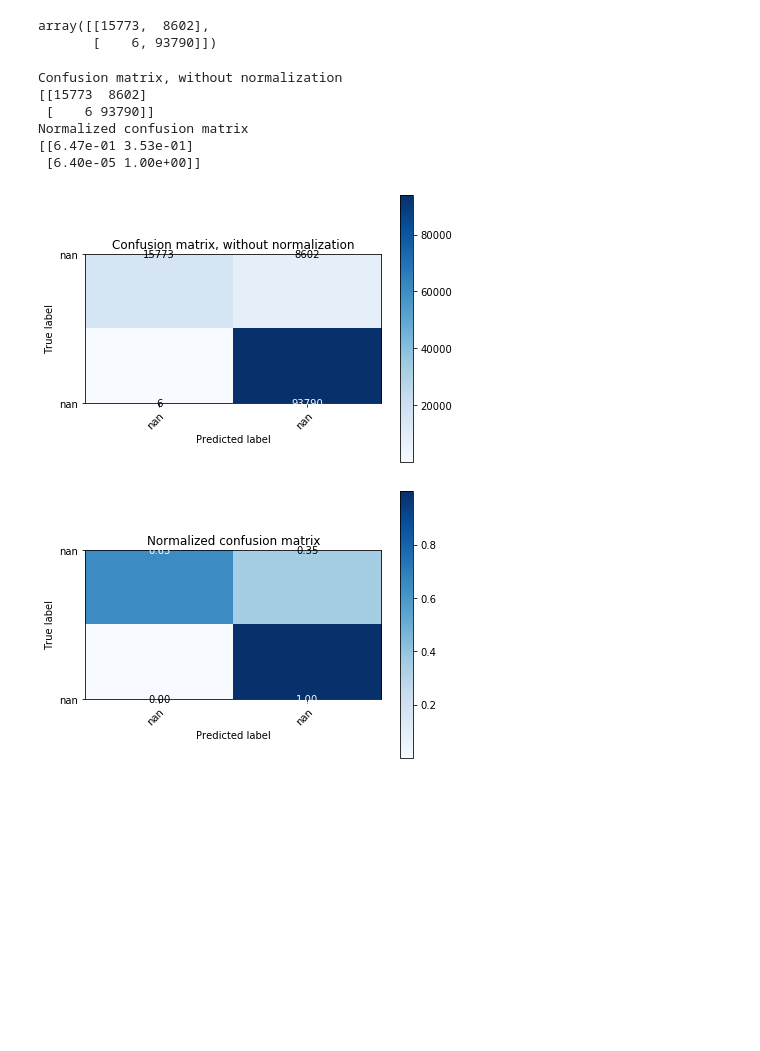
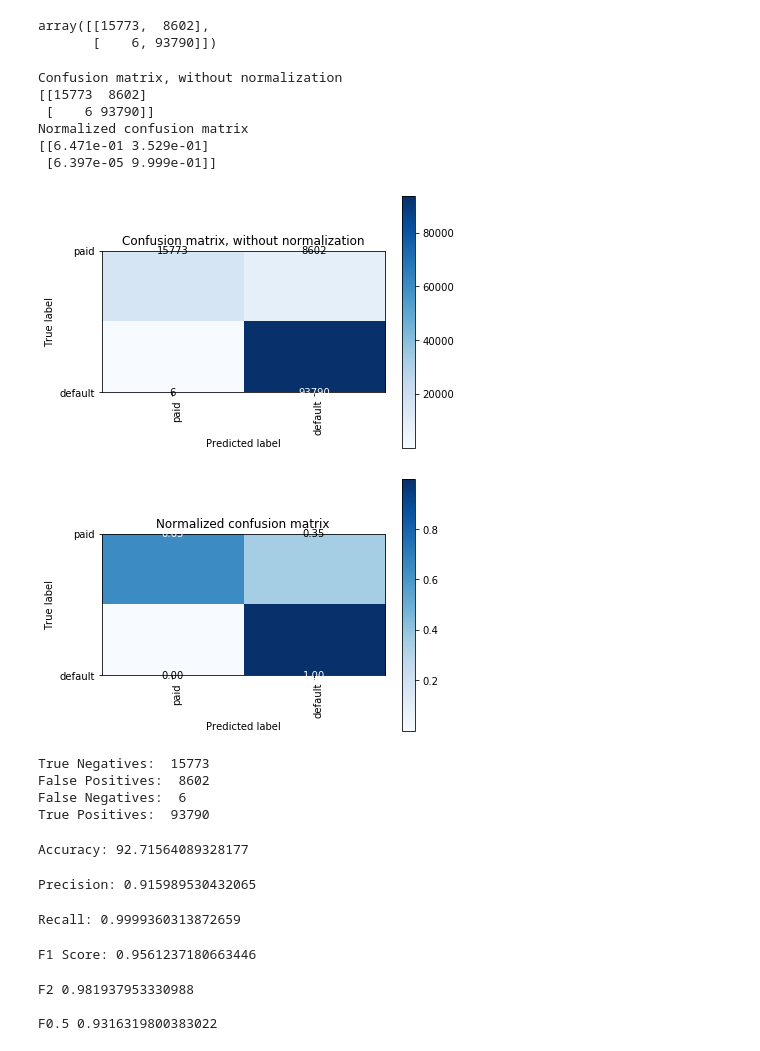
Before and after one commit to tiroger/predicting-loan-default, a Jupyter notebook: model_build.ipynb, the cells around one changed output. Drawn from its saved outputs; the diff is of its cells as text; code cells hidden in the pictures; blank space fills up the shorter version.

Commit message:
Model evaluation

```diff
--- a/model_build.ipynb
+++ b/model_build.ipynb
@@ -10,7 +10,7 @@ import seaborn as sns
 import keras
 # %%
 # Opening data
-final_model_data = pd.read_csv('lending-club/transformed_final_data')
+final_model_data = pd.read_csv('lending-club/transformed_final_data.csv')
 final_model_data.head()
 # %% [output]
 |  | Unnamed: 0 | loan_amnt | term | int_rate | installment | emp_length | home_ownership | annual_inc | ... |
@@ -85,8 +85,8 @@ encoded_y_train.shape
 # %%
 # Creating a logistic regression model
 from sklearn.linear_model import LogisticRegression
-classifier = LogisticRegression(multi_class='multinomial', solver ='newton-cg')
-classifier
+logreg = LogisticRegression(multi_class='multinomial', solver ='saga')
+logreg
 # %% [output]
 LogisticRegression(C=1.0, class_weight=None, dual=False, fit_intercept=True,
                    intercept_scaling=1, l1_ratio=None, max_iter=100,
@@ -95,6 +95,6 @@ LogisticRegression(C=1.0, class_weight=None, dual=False, fit_intercept=True,
                    warm_start=False)
 # %%
-classifier.fit(X_train_scaled, y_train)
+logreg.fit(X_train_scaled, y_train)
 # %% [output]
 LogisticRegression(C=1.0, class_weight=None, dual=False, fit_intercept=True,
                    intercept_scaling=1, l1_ratio=None, max_iter=100,
@@ -109,6 +109,6 @@ Training Data Score: 0.912623303649252
 Testing Data Score: 0.9136082456778736
 # %%
-predictions = classifier.predict(X_test)
+predictions = logreg.predict(X_test)
 predictions_LR = pd.DataFrame({"Prediction": predictions, "Actual": y_test})
 predictions_LR.head()
 # %% [output]
@@ -253,7 +224,7 @@ def plot_confusion_matrix(y_true, y_pred, classes,
     # Compute confusion matrix
     cm = confusion_matrix(y_true, y_pred)
     # Only use the labels that appear in the data
-    classes = classes[unique_labels(y_true, y_pred)]
+    classes = class_names.unique()
     if normalize:
         cm = cm.astype('float') / cm.sum(axis=1)[:, np.newaxis]
         print("Normalized confusion matrix")
@@ -275,39 +246,89 @@ def plot_confusion_matrix(y_true, y_pred, classes,
            xlabel='Predicted label')
 
     # Rotate the tick labels and set their alignment.
-    plt.setp(ax.get_xticklabels(), rotation=45, ha="right",
+    plt.setp(ax.get_xticklabels(), rotation=90, ha="right",
              rotation_mode="anchor")
 
     # Loop over data dimensions and create text annotations.
     fmt = '.2f' if normalize else 'd'
     thresh = cm.max() / 2.
     for i in range(cm.shape[0]):
         for j in range(cm.shape[1]):
             ax.text(j, i, format(cm[i, j], fmt),
                     ha="center", va="center",
                     color="white" if cm[i, j] > thresh else "black")
     fig.tight_layout()
     return ax
 
 
-np.set_printoptions(precision=2)
+np.set_printoptions(precision=3)
 
 # Plot non-normalized confusion matrix
 plot_confusion_matrix(y_test, y_pred, classes=class_names,
                       title='Confusion matrix, without normalization')
-plt.savefig('resources/no_norm_confusion_matrix.png')
+plt.savefig('resources/no_norm_confusion_matrix.png', dpi=600)
 # Plot normalized confusion matrix
 plot_confusion_matrix(y_test, y_pred, classes=class_names, normalize=True,
                       title='Normalized confusion matrix')
 
-plt.savefig('resources/plots/normalized_confusion_matrix.png')
+plt.savefig('resources/plots/normalized_confusion_matrix.png', dpi=600)
 plt.show()
 # %% [output]
 Confusion matrix, without normalization
 [[15773  8602]
  [    6 93790]]
 Normalized confusion matrix
-[[6.47e-01 3.53e-01]
- [6.40e-05 1.00e+00]]
+[[6.471e-01 3.529e-01]
+ [6.397e-05 9.999e-01]]
-[figure, old version]
+[figure, new version]
-[figure, old version]
+[figure, new version]
+# %%
+#extracting true_positives, false_positives, true_negatives, false_negatives
+tn, fp, fn, tp = confusion_matrix(y_test, y_pred).ravel()
+print("True Negatives: ", tn)
+print("False Positives: ", fp)
+print("False Negatives: ", fn)
+print("True Positives: ", tp)
+# %% [output]
+True Negatives:  15773
+False Positives:  8602
+False Negatives:  6
+True Positives:  93790
+# %%
+#Accuracy
+Accuracy = (tn+tp)*100/(tp+tn+fp+fn)
+print(f"Accuracy: {Accuracy}")
+# %% [output]
+Accuracy: 92.71564089328177
+# %%
+#Precision
+Precision = tp/(tp+fp)
+print(f"Precision: {Precision}")
+# %% [output]
+Precision: 0.915989530432065
+# %%
+#Recall
+Recall = tp/(tp+fn)
+print(f"Recall: {Recall}")
+# %% [output]
+Recall: 0.9999360313872659
+# %%
+#F1 Score
+f1 = (2*Precision*Recall)/(Precision + Recall)
+print(f"F1 Score: {f1}")
+# %% [output]
+F1 Score: 0.9561237180663446
+# %%
+#F-beta score calculation
+def fbeta(precision, recall, beta):
+    return ((1+pow(beta,2))*precision*recall)/(pow(beta,2)*precision + recall)
+
+f2 = fbeta(Precision, Recall, 2)
+f0_5 = fbeta(Precision, Recall, 0.5)
+
+print(f"F2 {f2}")
+print(f"\nF0.5 {f0_5}")
+# %% [output]
+F2 0.981937953330988
+
+F0.5 0.9316319800383022
```
Also changed, not shown: parts of 10 cells of this notebook, 3 other files.
